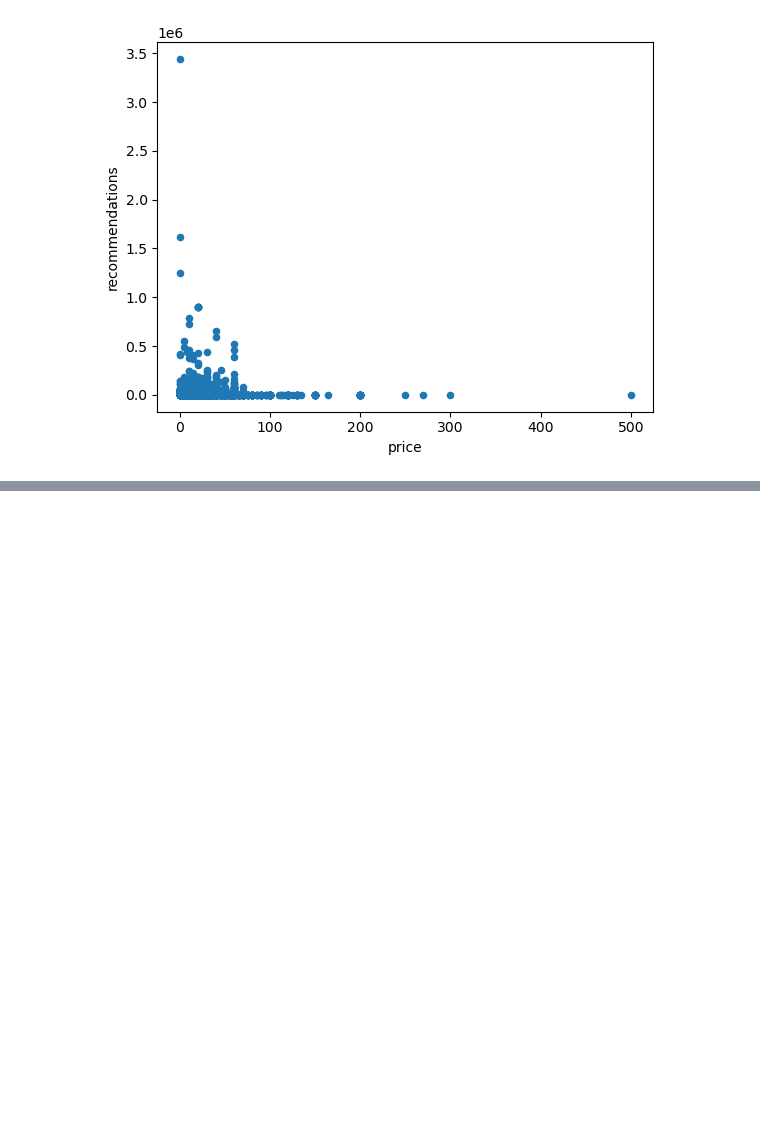
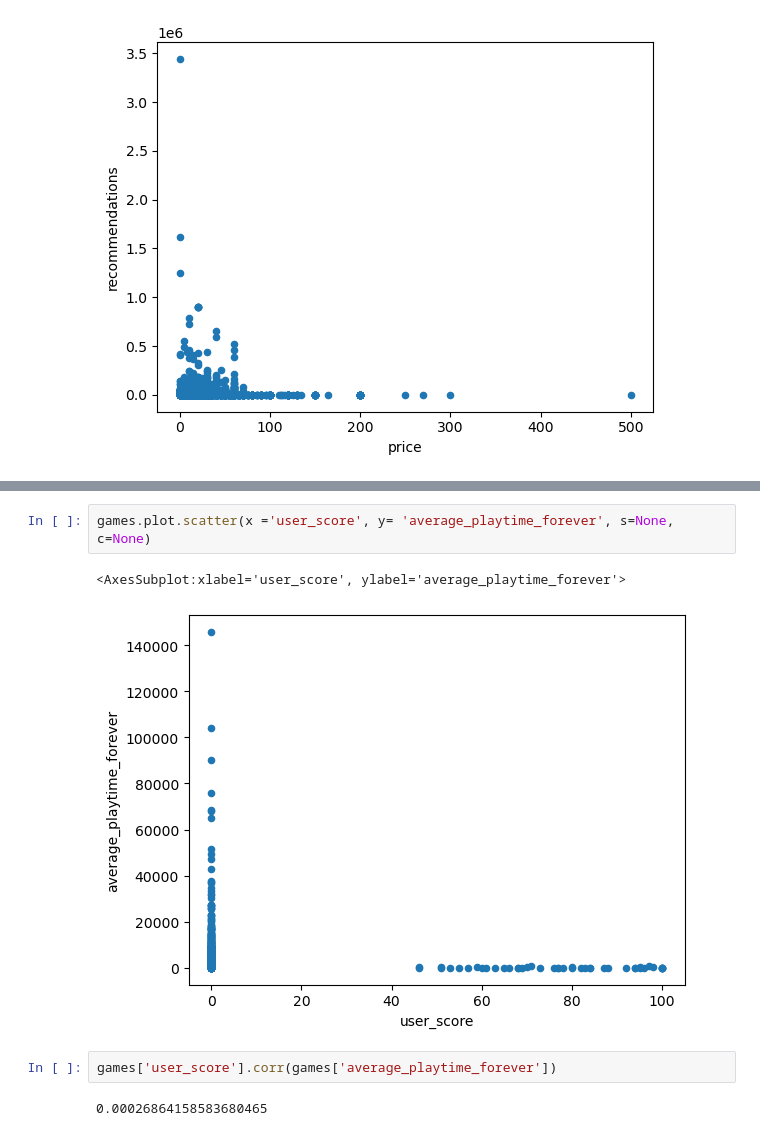
Before and after one commit to Rain0rShine/Artificial-Intelligence, a Jupyter notebook: Semester 1/Games/Games.ipynb, the cells around one changed output, grey strips where cells are left out. Saved outputs shown, nothing was run; the diff lists cells and outputs as text; blank space fills up the shorter version.

```diff
--- a/Semester 1/Games/Games.ipynb
+++ b/Semester 1/Games/Games.ipynb
@@ -118,0 +122,9 @@ Looking at the scatterplot for positive and negative reviews there appears to be
+# %%
+games.plot.scatter(x ='user_score', y= 'average_playtime_forever', s=None, c=None)
+# %% [output]
+<AxesSubplot:xlabel='user_score', ylabel='average_playtime_forever'>
+[figure, added]
+# %%
+games['user_score'].corr(games['average_playtime_forever'])
+# %% [output]
+0.00026864158583680465
```
Also changed, not shown: parts of 19 cells of this notebook, 2 other files.
